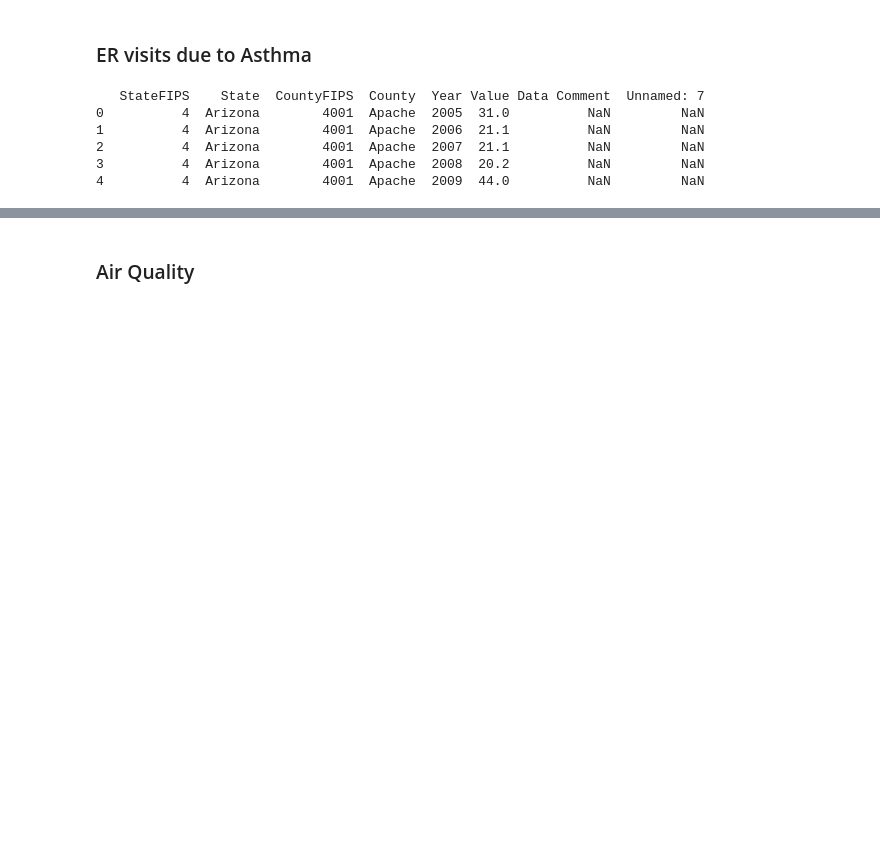
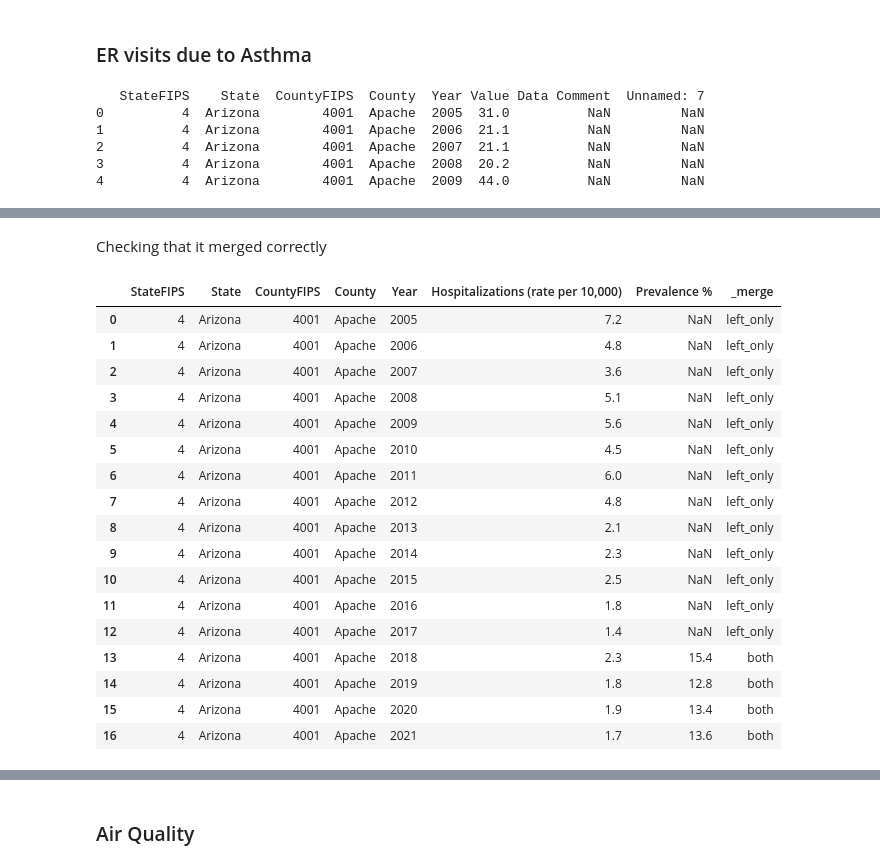
Before and after one commit to Airee66/DAT490, a Jupyter notebook: EDA.ipynb, the cells around one changed output, grey strips where cells are left out. Saved outputs shown, nothing was run; the diff lists cells and outputs as text; code cells hidden in the pictures; blank space fills up the shorter version.

```diff
--- a/EDA.ipynb
+++ b/EDA.ipynb
@@ -128,3 +133,6 @@ df
 | 20166 | 35 | New Mexico | 35017 | Grant | 2021 | Suppressed | Unstable | NaN |
 | 33477 | 55 | Wisconsin | 55141 | Wood | 2021 | 1.2 | Unstable | NaN |
 33478 rows × 8 columns
+# %%
+asthma_hosp.rename(columns = {'Value':'Hospitalizations (rate per 10,000)'}, inplace = True)
+asthma_hosp.isnull().sum()
@@ -130,0 +149,4 @@ df
+# %%
+asthma_hosp = asthma_hosp.drop(['Data Comment'], axis=1)
+asthma_hosp = asthma_hosp.drop(['Unnamed: 7'], axis=1)
+asthma_hosp
@@ -141,0 +180,3 @@ print(asthma_er.head())
+# %%
+prev_hosp_merge = asthma_hosp.merge(asthma_prev, on=['StateFIPS','State', 'CountyFIPS', 'County', 'Year'], how='outer', indicator=True)
+prev_hosp_merge
@@ -141,0 +197,23 @@ print(asthma_er.head())
+# %% [markdown]
+Checking that it merged correctly
+# %%
+prev_hosp_merge.loc[prev_hosp_merge['CountyFIPS'] == 4001]
+# %% [output]
+|  | StateFIPS | State | CountyFIPS | County | Year | Hospitalizations (rate per 10,000) | Prevalence % | _merge |
+| 0 | 4 | Arizona | 4001 | Apache | 2005 | 7.2 | NaN | left_only |
+| 1 | 4 | Arizona | 4001 | Apache | 2006 | 4.8 | NaN | left_only |
+| 2 | 4 | Arizona | 4001 | Apache | 2007 | 3.6 | NaN | left_only |
+| 3 | 4 | Arizona | 4001 | Apache | 2008 | 5.1 | NaN | left_only |
+| 4 | 4 | Arizona | 4001 | Apache | 2009 | 5.6 | NaN | left_only |
+| 5 | 4 | Arizona | 4001 | Apache | 2010 | 4.5 | NaN | left_only |
+| 6 | 4 | Arizona | 4001 | Apache | 2011 | 6.0 | NaN | left_only |
+| 7 | 4 | Arizona | 4001 | Apache | 2012 | 4.8 | NaN | left_only |
+| 8 | 4 | Arizona | 4001 | Apache | 2013 | 2.1 | NaN | left_only |
+| 9 | 4 | Arizona | 4001 | Apache | 2014 | 2.3 | NaN | left_only |
+| 10 | 4 | Arizona | 4001 | Apache | 2015 | 2.5 | NaN | left_only |
+| 11 | 4 | Arizona | 4001 | Apache | 2016 | 1.8 | NaN | left_only |
+| 12 | 4 | Arizona | 4001 | Apache | 2017 | 1.4 | NaN | left_only |
+| 13 | 4 | Arizona | 4001 | Apache | 2018 | 2.3 | 15.4 | both |
+| 14 | 4 | Arizona | 4001 | Apache | 2019 | 1.8 | 12.8 | both |
+| 15 | 4 | Arizona | 4001 | Apache | 2020 | 1.9 | 13.4 | both |
+| 16 | 4 | Arizona | 4001 | Apache | 2021 | 1.7 | 13.6 | both |
```
Also changed, not shown: parts of 9 cells of this notebook.
